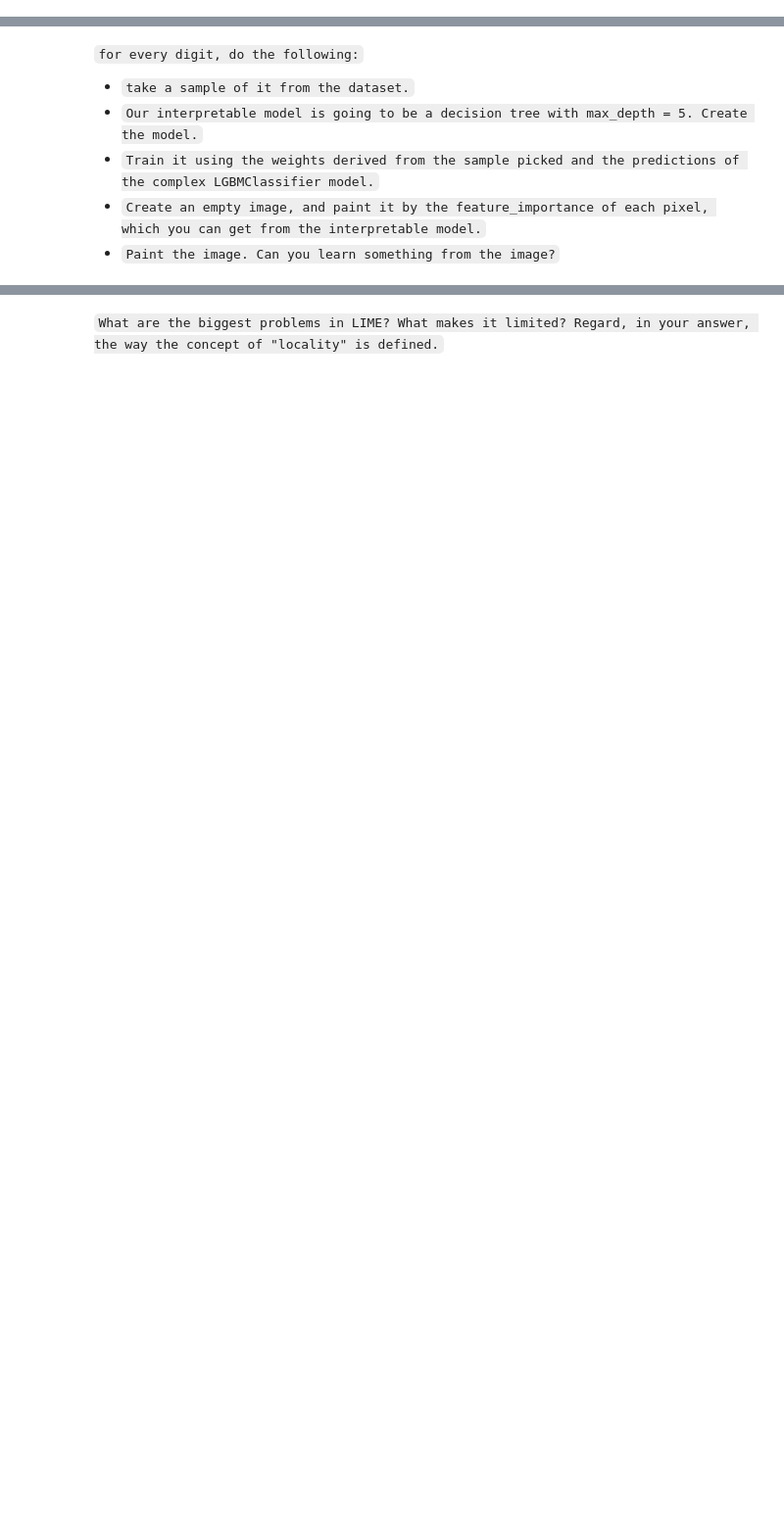
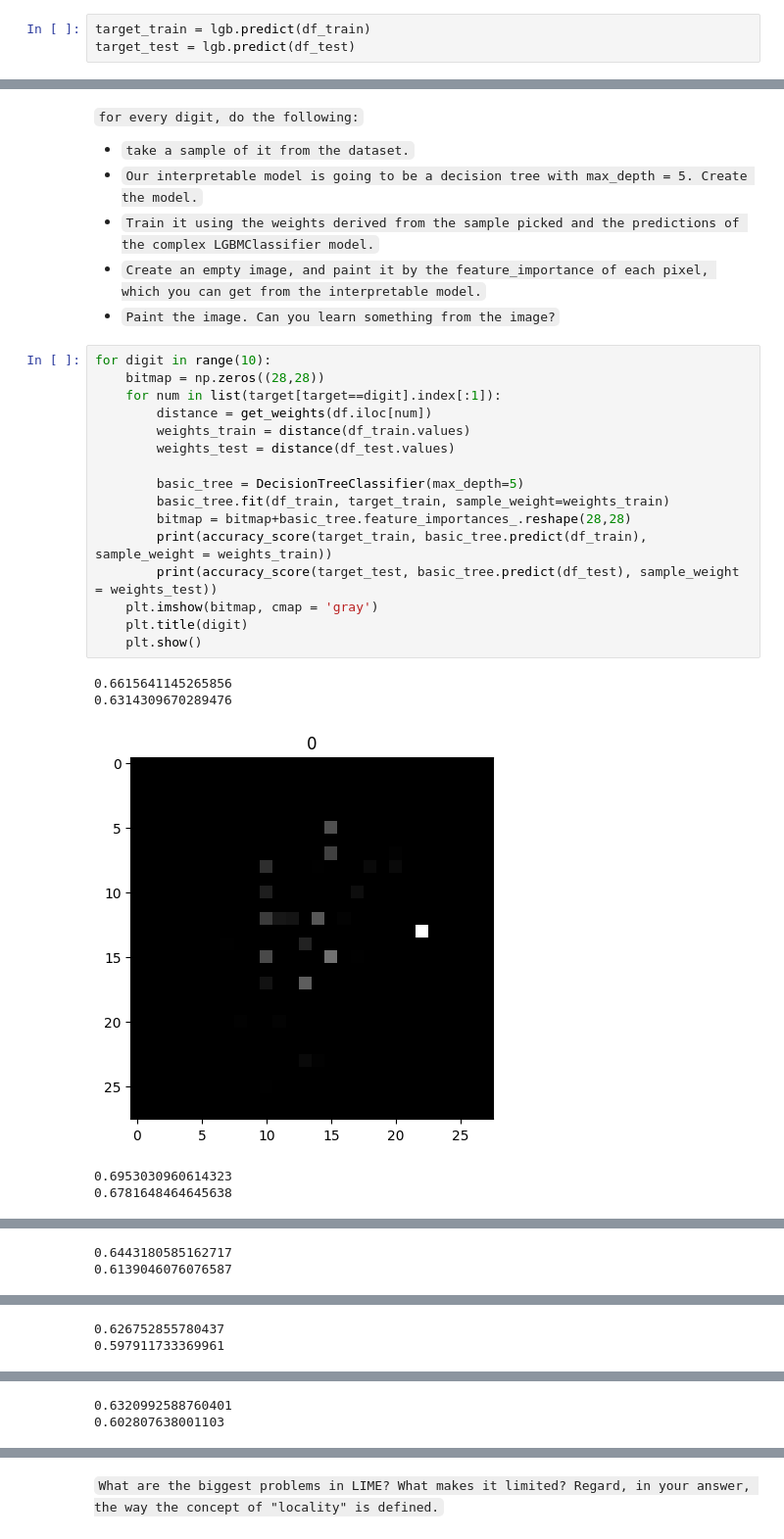
Before and after one commit to Avraham2489/DS_trainnig, a Jupyter notebook: intro/supervised/exercise/exercise_4_supervised_learning.ipynb, the cells around one changed output, grey strips where cells are left out. Shown at 98% size. Saved outputs shown, nothing was run; the diff lists cells and outputs as text; blank space fills up the shorter version.

````diff
--- a/intro/supervised/exercise/exercise_4_supervised_learning.ipynb
+++ b/intro/supervised/exercise/exercise_4_supervised_learning.ipynb
@@ -420,6 +644,9 @@ df_train, df_test, target_train, target_test = train_test_split(df, target, trai
 # %% [markdown]
 ```Read The short paper Model-Agnostic Interpretability of Machine Learning by Riberio et al, which you can find in the papers directory. We are about to try to make the LIME method proposed in the paper work, using Decision Tree. We would like to train a simple and interpretable model that predicts, locally, the predictions of our LGBMClassifier.
 Create the targets (train and test) for the interpretable model, as described in the paper.```
+# %%
+target_train = lgb.predict(df_train)
+target_test = lgb.predict(df_test)
 # %% [markdown]
 ```Create a function that gets a sample and returns a weight function. The weight function will get a sample (or multiple samples) and return the each sample's weight, using the following function: ``` y_weight $ = \frac{1}{|x-y|+1}$
 
@@ -434,3 +690,25 @@ Note: we are about to use this function in order to define the "neighborhood" of
 - ```Train it using the weights derived from the sample picked and the predictions of the complex LGBMClassifier model.```
 - ```Create an empty image, and paint it by the feature_importance of each pixel, which you can get from the interpretable model.```
 - ```Paint the image. Can you learn something from the image?```
+# %%
+for digit in range(10):
+    bitmap = np.zeros((28,28))
+    for num in list(target[target==digit].index[:1]):
+        distance = get_weights(df.iloc[num])
+        weights_train = distance(df_train.values)
+        weights_test = distance(df_test.values)
+
+        basic_tree = DecisionTreeClassifier(max_depth=5)
+        basic_tree.fit(df_train, target_train, sample_weight=weights_train)
+        bitmap = bitmap+basic_tree.feature_importances_.reshape(28,28)
+        print(accuracy_score(target_train, basic_tree.predict(df_train), sample_weight = weights_train))
+        print(accuracy_score(target_test, basic_tree.predict(df_test), sample_weight = weights_test))
+    plt.imshow(bitmap, cmap = 'gray')
+    plt.title(digit)
+    plt.show()
+# %% [output]
+0.6615641145265856
+0.6314309670289476
+[figure, added]
+0.6953030960614323
+0.6781648464645638
@@ -436,0 +716,2 @@ Note: we are about to use this function in order to define the "neighborhood" of
+0.6443180585162717
+0.6139046076076587
@@ -436,0 +719,2 @@ Note: we are about to use this function in order to define the "neighborhood" of
+0.626752855780437
+0.597911733369961
@@ -436,0 +722,2 @@ Note: we are about to use this function in order to define the "neighborhood" of
+0.6320992588760401
+0.602807638001103
````
Also changed, not shown: parts of 14 cells of this notebook.
